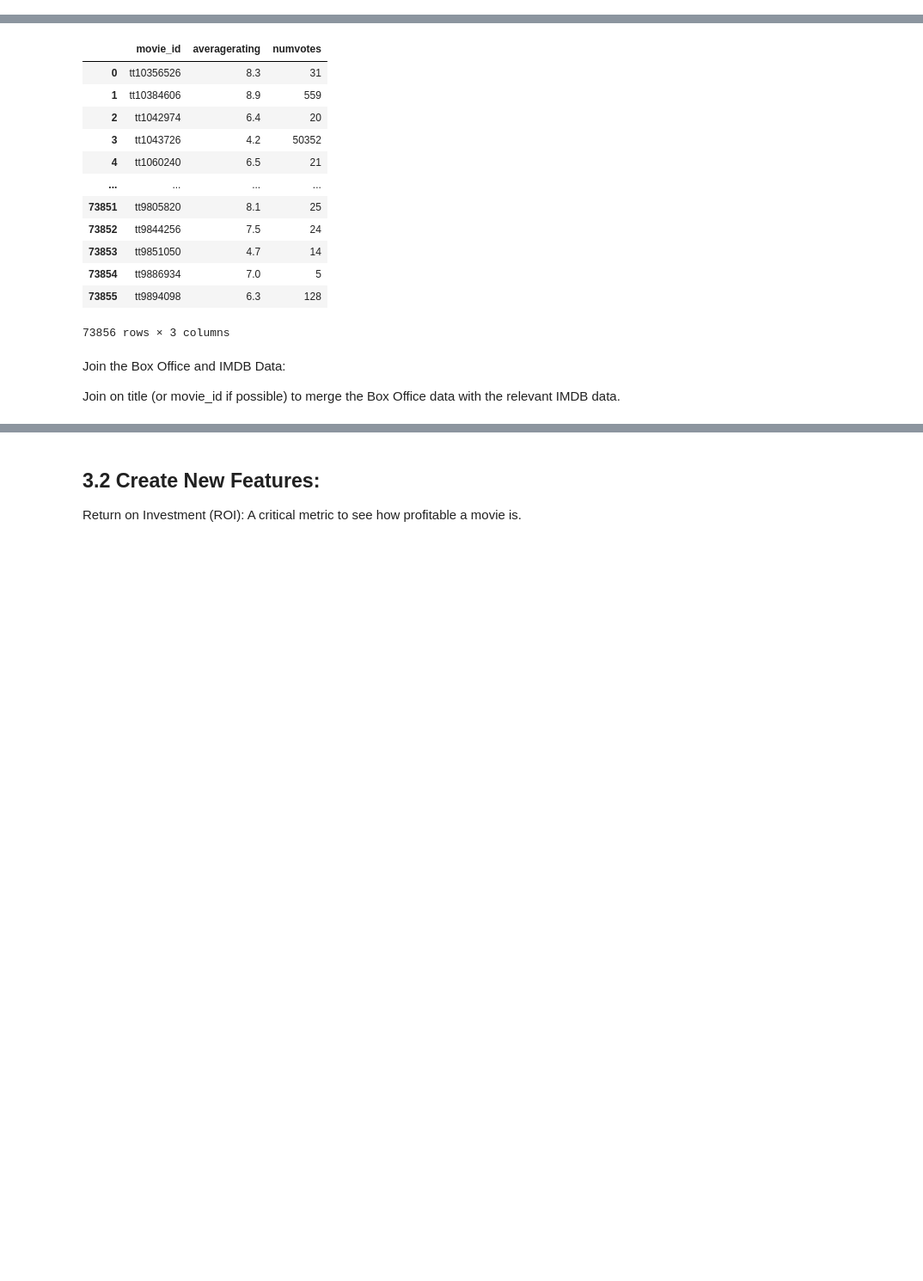
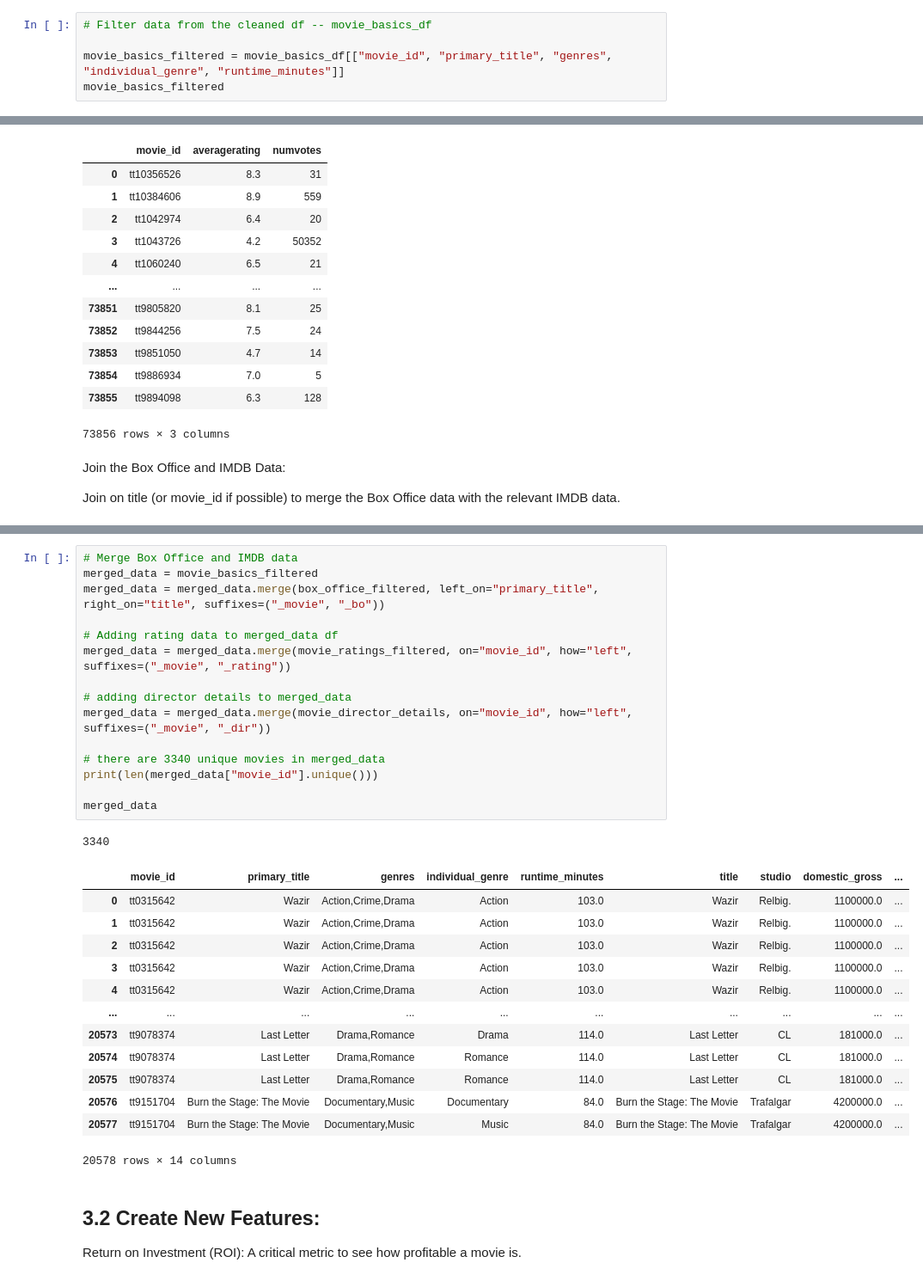
Before and after one commit to quadrillionaiire/SmartStudioRecs, a Jupyter notebook: notebooks/data_cleaning_notebook.ipynb, the cells around one changed output, grey strips where cells are left out. Shown: that part at 86% size. Cells and saved outputs as stored; diff of their text form; blank space fills up the shorter version.

```diff
--- a/notebooks/data_cleaning_notebook.ipynb
+++ b/notebooks/data_cleaning_notebook.ipynb
@@ -411,0 +388,5 @@ movie_basics_filtered
+# %%
+# Filter data from the cleaned df -- movie_basics_df
+
+movie_basics_filtered = movie_basics_df[["movie_id", "primary_title", "genres", "individual_genre", "runtime_minutes"]]
+movie_basics_filtered
@@ -443,3 +451,33 @@ Join on title (or movie_id if possible) to merge the Box Office data with the re
+# %%
+# Merge Box Office and IMDB data
+merged_data = movie_basics_filtered
+merged_data = merged_data.merge(box_office_filtered, left_on="primary_title", right_on="title", suffixes=("_movie", "_bo"))
+
+# Adding rating data to merged_data df
+merged_data = merged_data.merge(movie_ratings_filtered, on="movie_id", how="left", suffixes=("_movie", "_rating"))
+
+# adding director details to merged_data
+merged_data = merged_data.merge(movie_director_details, on="movie_id", how="left", suffixes=("_movie", "_dir"))
+
+# there are 3340 unique movies in merged_data
+print(len(merged_data["movie_id"].unique()))
+
+merged_data
+# %% [output]
+3340
+|  | movie_id | primary_title | genres | individual_genre | runtime_minutes | title | studio | domestic_gross | ... |
+| 0 | tt0315642 | Wazir | Action,Crime,Drama | Action | 103.0 | Wazir | Relbig. | 1100000.0 | ... |
+| 1 | tt0315642 | Wazir | Action,Crime,Drama | Action | 103.0 | Wazir | Relbig. | 1100000.0 | ... |
+| 2 | tt0315642 | Wazir | Action,Crime,Drama | Action | 103.0 | Wazir | Relbig. | 1100000.0 | ... |
+| 3 | tt0315642 | Wazir | Action,Crime,Drama | Action | 103.0 | Wazir | Relbig. | 1100000.0 | ... |
+| 4 | tt0315642 | Wazir | Action,Crime,Drama | Action | 103.0 | Wazir | Relbig. | 1100000.0 | ... |
+| ... | ... | ... | ... | ... | ... | ... | ... | ... | ... |
+| 20573 | tt9078374 | Last Letter | Drama,Romance | Drama | 114.0 | Last Letter | CL | 181000.0 | ... |
+| 20574 | tt9078374 | Last Letter | Drama,Romance | Romance | 114.0 | Last Letter | CL | 181000.0 | ... |
+| 20575 | tt9078374 | Last Letter | Drama,Romance | Romance | 114.0 | Last Letter | CL | 181000.0 | ... |
+| 20576 | tt9151704 | Burn the Stage: The Movie | Documentary,Music | Documentary | 84.0 | Burn the Stage: The Movie | Trafalgar | 4200000.0 | ... |
+| 20577 | tt9151704 | Burn the Stage: The Movie | Documentary,Music | Music | 84.0 | Burn the Stage: The Movie | Trafalgar | 4200000.0 | ... |
+20578 rows × 14 columns
 # %% [markdown]
 ## 3.2 Create New Features:
 Return on Investment (ROI): A critical metric to see how profitable a movie is.
```
Also changed, not shown: parts of 20 cells of this notebook, 2 other files.
